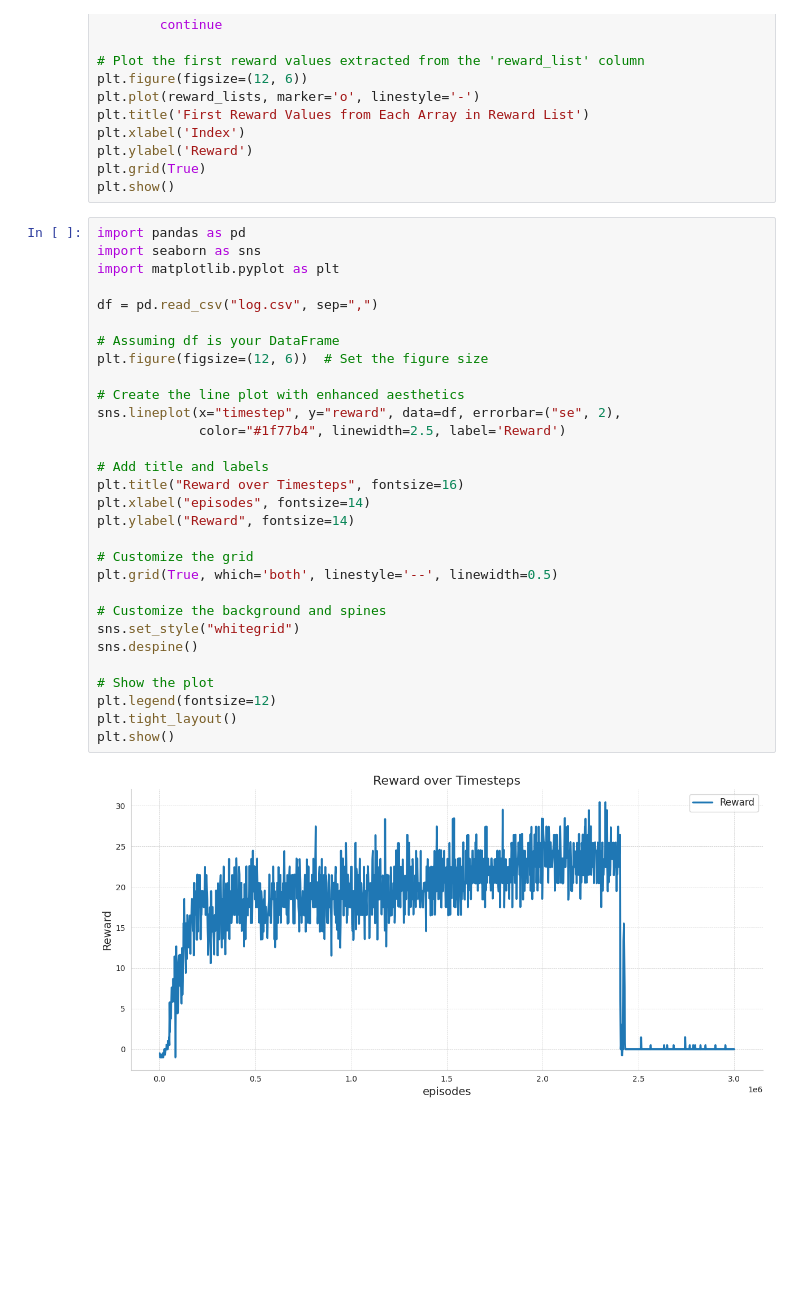
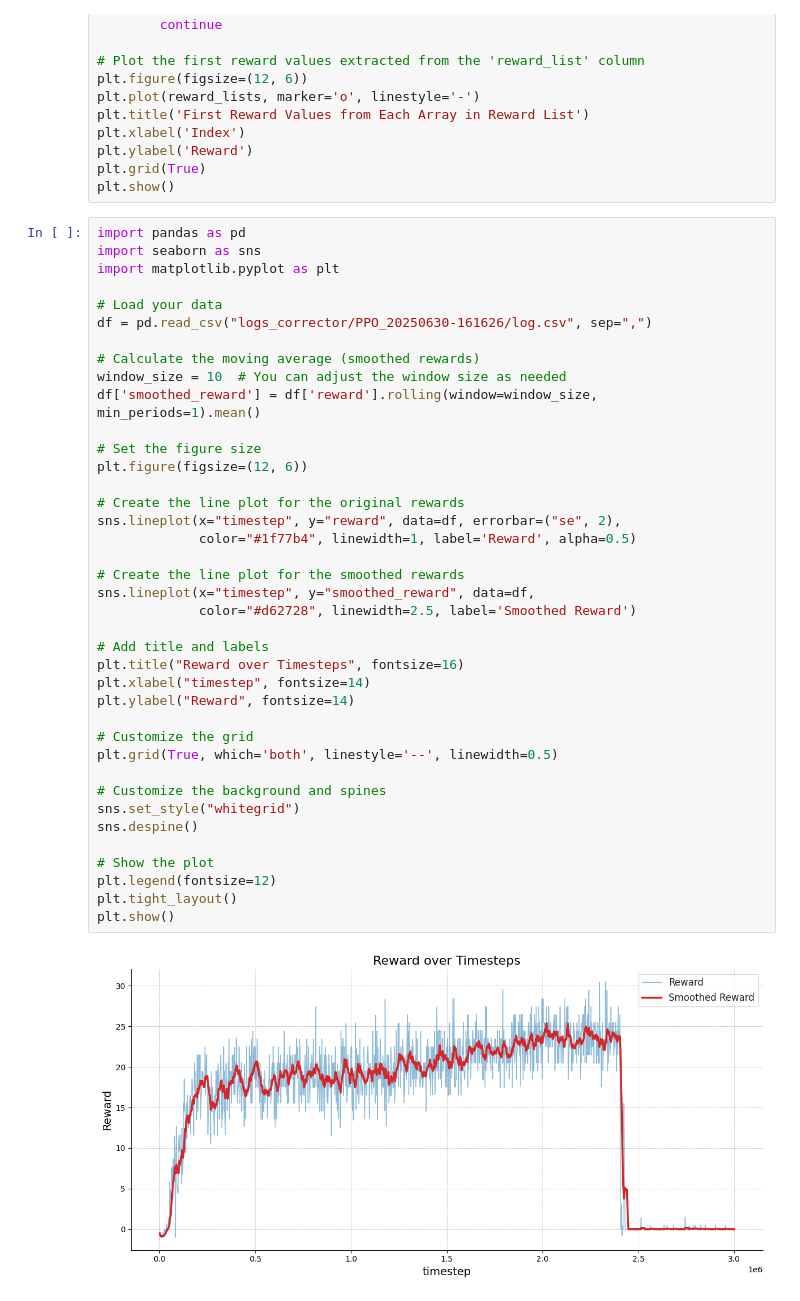
Before and after one commit to joaoMartinSaquet/SmartDartCorrector, a Jupyter notebook: viz.ipynb, the cells around one changed output. Drawn from its saved outputs; the diff is of its cells as text; blank space fills up the shorter version.

```diff
--- a/viz.ipynb
+++ b/viz.ipynb
@@ -177,32 +177,41 @@ plt.show()
 # %%
 import pandas as pd
 import seaborn as sns
 import matplotlib.pyplot as plt
 
-df = pd.read_csv("log.csv", sep=",")
+# Load your data
+df = pd.read_csv("logs_corrector/PPO_20250630-161626/log.csv", sep=",")
 
-# Assuming df is your DataFrame
-plt.figure(figsize=(12, 6))  # Set the figure size
+# Calculate the moving average (smoothed rewards)
+window_size = 10  # You can adjust the window size as needed
+df['smoothed_reward'] = df['reward'].rolling(window=window_size, min_periods=1).mean()
 
-# Create the line plot with enhanced aesthetics
+# Set the figure size
+plt.figure(figsize=(12, 6))
+
+# Create the line plot for the original rewards
 sns.lineplot(x="timestep", y="reward", data=df, errorbar=("se", 2),
-             color="#1f77b4", linewidth=2.5, label='Reward')
+             color="#1f77b4", linewidth=1, label='Reward', alpha=0.5)
+
+# Create the line plot for the smoothed rewards
+sns.lineplot(x="timestep", y="smoothed_reward", data=df,
+             color="#d62728", linewidth=2.5, label='Smoothed Reward')
 
 # Add title and labels
 plt.title("Reward over Timesteps", fontsize=16)
-plt.xlabel("episodes", fontsize=14)
+plt.xlabel("timestep", fontsize=14)
 plt.ylabel("Reward", fontsize=14)
 
 # Customize the grid
 plt.grid(True, which='both', linestyle='--', linewidth=0.5)
 
 # Customize the background and spines
 sns.set_style("whitegrid")
 sns.despine()
 
 # Show the plot
 plt.legend(fontsize=12)
 plt.tight_layout()
 plt.show()
 # %% [output]
-[figure, old version]
+[figure, new version]
```
Also changed, not shown: 15 other files.
